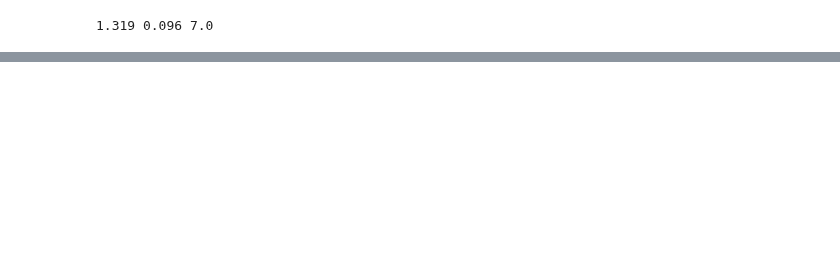
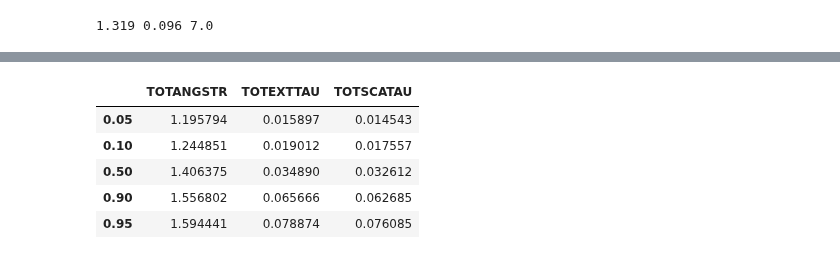
Before and after one commit to sylvielsstfr/GMAOMERRA2, a Jupyter notebook: tavg1_2d_aer_Nx_M2T1NXAER/MakeHistogramsfromAer.ipynb, the cells around one changed output, grey strips where cells are left out. Cells and saved outputs as stored; diff of their text form; code cells hidden in the pictures; blank space fills up the shorter version.

```diff
--- a/tavg1_2d_aer_Nx_M2T1NXAER/MakeHistogramsfromAer.ipynb
+++ b/tavg1_2d_aer_Nx_M2T1NXAER/MakeHistogramsfromAer.ipynb
@@ -85,3 +97,12 @@ plt.savefig('HistoAerAng2016_11.pdf')
+# %%
+df_year.quantile([0.05,0.1,0.5,0.9,0.95])
+# %% [output]
+|  | TOTANGSTR | TOTEXTTAU | TOTSCATAU |
+| 0.05 | 1.195794 | 0.015897 | 0.014543 |
+| 0.10 | 1.244851 | 0.019012 | 0.017557 |
+| 0.50 | 1.406375 | 0.034890 | 0.032612 |
+| 0.90 | 1.556802 | 0.065666 | 0.062685 |
+| 0.95 | 1.594441 | 0.078874 | 0.076085 |
 # %%
 exct_aer_year=df_year["TOTEXTTAU"]
 # %%
```
Also changed, not shown: parts of 6 cells of this notebook, 2 other files.
